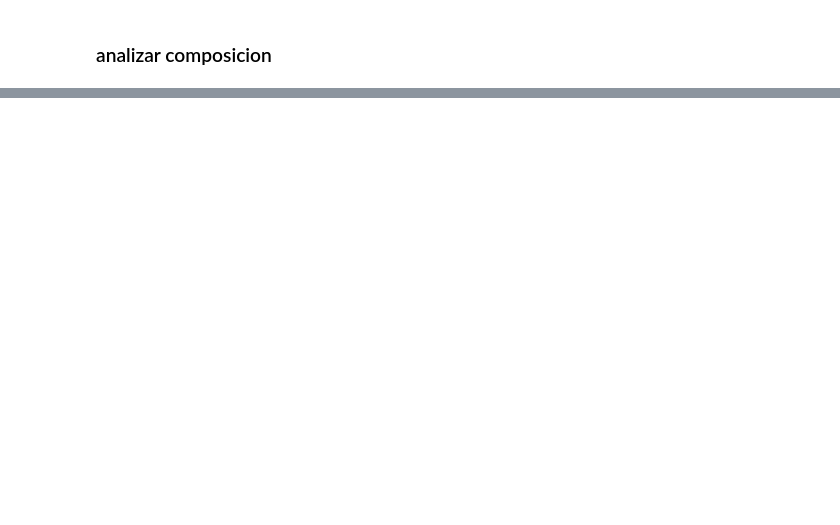
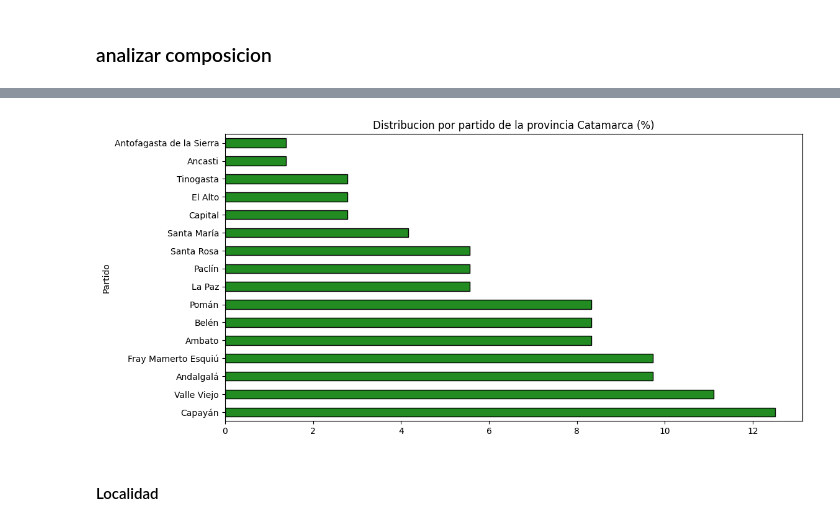
Before and after one commit to Mezgo/EDA-dashboard-telcom, a Jupyter notebook: EDA.ipynb, the cells around one changed output, grey strips where cells are left out. Drawn from its saved outputs; the diff is of its cells as text; code cells hidden in the pictures; blank space fills up the shorter version.

```diff
--- a/EDA.ipynb
+++ b/EDA.ipynb
@@ -236,0 +202,13 @@ dtype: int64
+# %%
+prov = 'catamarca'
+temp = ac_te_lo[ac_te_lo['Provincia'] == prov.upper()]
+
+plot = (100 * temp['Partido'].value_counts()/len(temp)).plot(kind='barh',
+                                    title=f'Distribucion por partido de la provincia {prov.capitalize()} (%)',
+                                    figsize=(12,6),
+                                    facecolor='forestgreen',
+                                    edgecolor='black')
+# %% [output]
+[figure, added]
+# %% [markdown]
+#### Localidad
```
Also changed, not shown: parts of 57 cells of this notebook, 1 other file.
